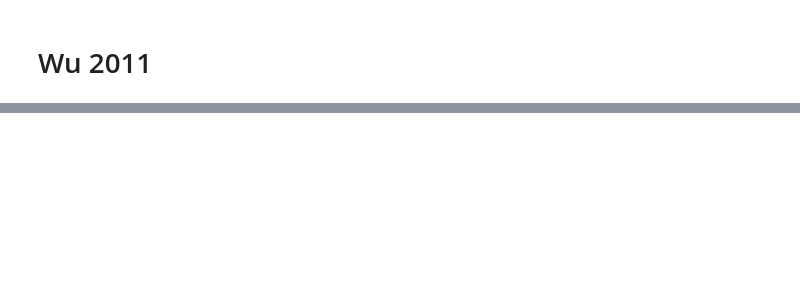
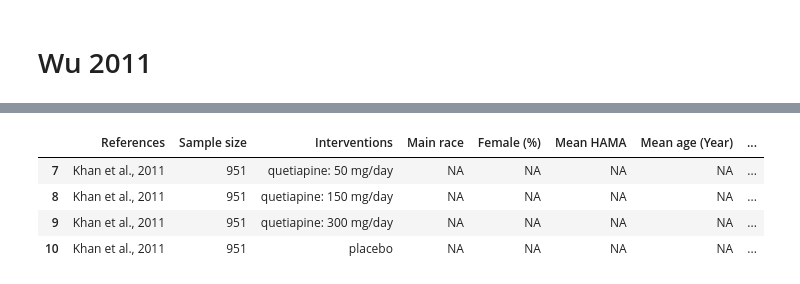
Before and after one commit to brandonorodriguez/Leveraging-GPT-4o-for-Structured-Data-Extraction-in-Clinical-Trials, a Jupyter notebook: Test_Data_Extration.ipynb, the cells around one changed output, grey strips where cells are left out. Saved outputs shown, nothing was run; the diff lists cells and outputs as text; code cells hidden in the pictures; blank space fills up the shorter version.

```diff
--- a/Test_Data_Extration.ipynb
+++ b/Test_Data_Extration.ipynb
@@ -958,0 +1306,8 @@ structured_data_wu_2011 = query_gpt4_full(wu_2011_text, wu_2011_tables, "../Desk
+# %%
+df_truth[df_truth["References"] == "Khan et al., 2011"]
+# %% [output]
+|  | References | Sample size | Interventions | Main race | Female (%) | Mean HAMA | Mean age (Year) | ... |
+| 7 | Khan et al., 2011 | 951 | quetiapine: 50 mg/day | NA | NA | NA | NA | ... |
+| 8 | Khan et al., 2011 | 951 | quetiapine: 150 mg/day | NA | NA | NA | NA | ... |
+| 9 | Khan et al., 2011 | 951 | quetiapine: 300 mg/day | NA | NA | NA | NA | ... |
+| 10 | Khan et al., 2011 | 951 | placebo | NA | NA | NA | NA | ... |
```
Also changed, not shown: parts of 99 cells of this notebook, 18 other files.
